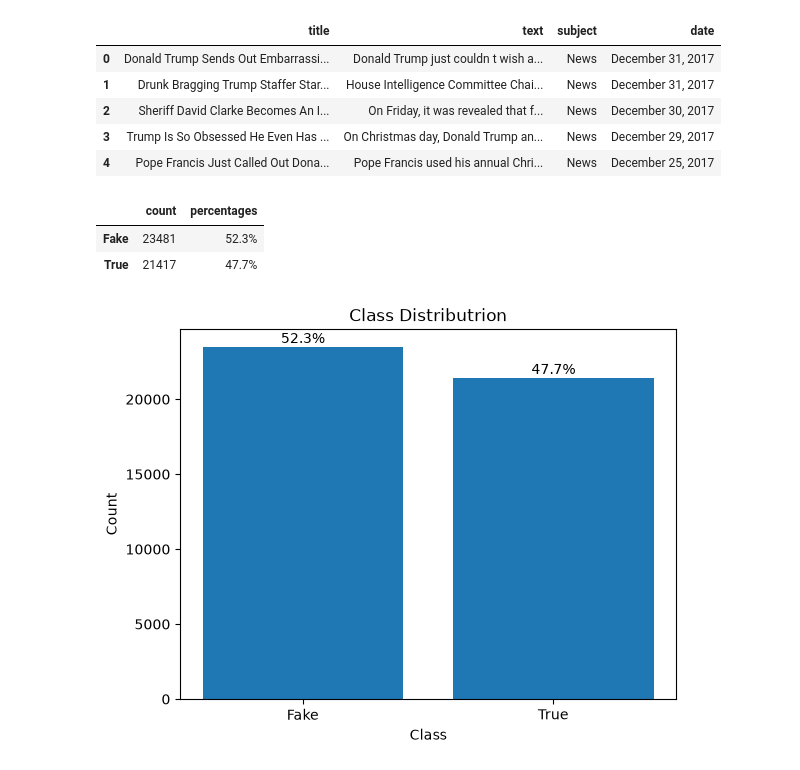
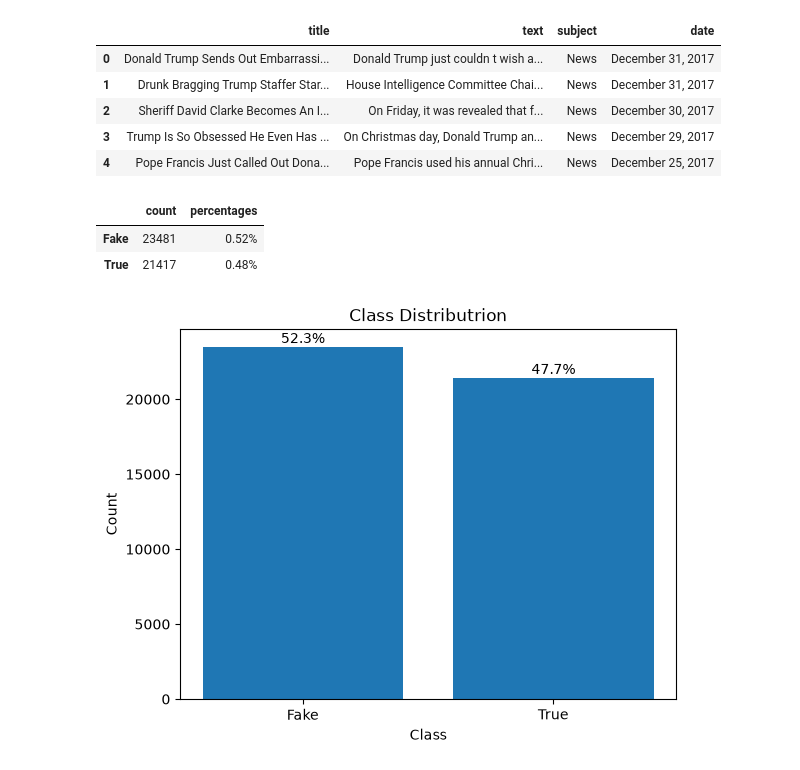
Before and after one commit to takiboti2/fakenewsclassification-demo, a Jupyter notebook: eda.ipynb, the cells around one changed output. Drawn from its saved outputs; the diff is of its cells as text; code cells hidden in the pictures.

```diff
--- a/eda.ipynb
+++ b/eda.ipynb
@@ -40,21 +40,21 @@ df = df.sample(frac=1, random_state=42).reset_index(drop=True) #shuffle the rows
 # %%
 raw_counts = df["fake"].value_counts()
 
-percentages = round(100 * raw_counts / raw_counts.sum(), 2)
+percentages = round(df["fake"].value_counts(normalize=True), 2)
 
 percentage_repr = percentages.astype(str) + "%"
 
 real_fake_stats = pd.concat([raw_counts.rename("count"), percentage_repr.rename("percentages"), ], axis=1)
 
 real_fake_stats.index = real_fake_stats.index.map({1 : "Fake", 0: "True"})
 
 real_fake_stats.index.name = None
 
 real_fake_stats
 # %% [output]
 |  | count | percentages |
-| Fake | 23481 | 52.3% |
-| True | 21417 | 47.7% |
+| Fake | 23481 | 0.52% |
+| True | 21417 | 0.48% |
 # %%
 fig, ax = plt.subplots()
 
```
Also changed, not shown: 2 other files.
